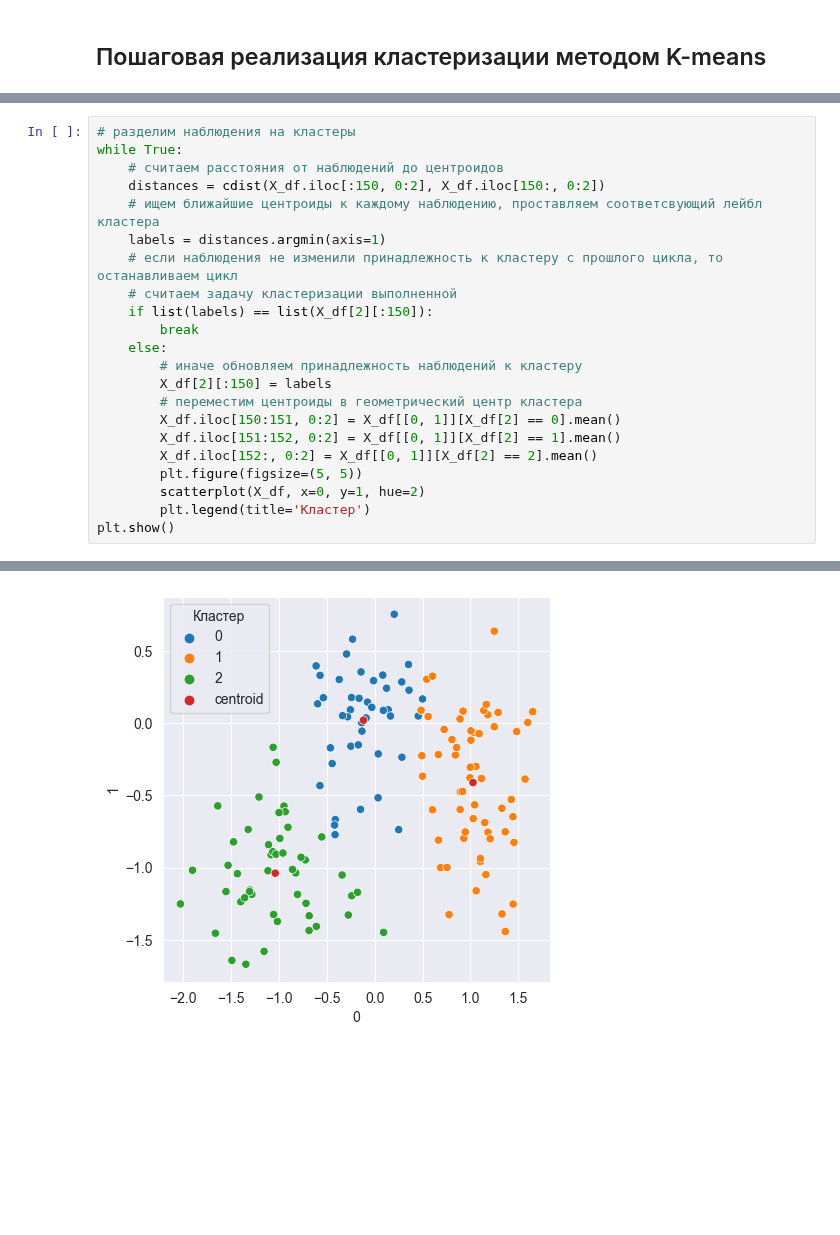
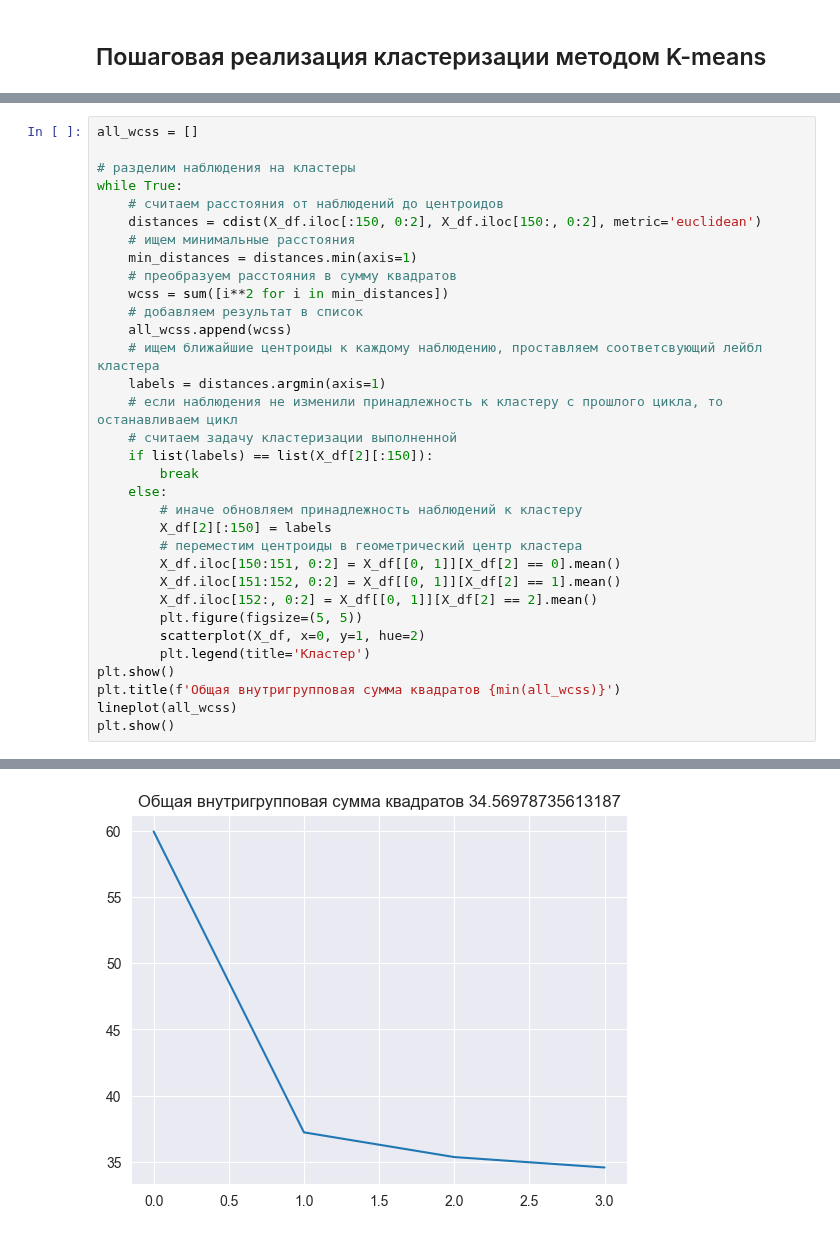
Before and after one commit to betelgeus/study, a Jupyter notebook: statistics/K-means_example.ipynb, the cells around one changed output, grey strips where cells are left out. Cells and saved outputs as stored; diff of their text form; blank space fills up the shorter version.

```diff
--- a/statistics/K-means_example.ipynb
+++ b/statistics/K-means_example.ipynb
@@ -50,8 +52,16 @@ plt.show()
 # %%
+all_wcss = []
+
 # разделим наблюдения на кластеры
 while True:
     # считаем расстояния от наблюдений до центроидов
-    distances = cdist(X_df.iloc[:150, 0:2], X_df.iloc[150:, 0:2])
+    distances = cdist(X_df.iloc[:150, 0:2], X_df.iloc[150:, 0:2], metric='euclidean')
+    # ищем минимальные расстояния
+    min_distances = distances.min(axis=1)
+    # преобразуем расстояния в сумму квадратов
+    wcss = sum([i**2 for i in min_distances])
+    # добавляем результат в список
+    all_wcss.append(wcss)
     # ищем ближайшие центроиды к каждому наблюдению, проставляем соответсвующий лейбл кластера
     labels = distances.argmin(axis=1)
     # если наблюдения не изменили принадлежность к кластеру c прошлого цикла, то останавливаем цикл
@@ -69,4 +79,7 @@ while True:
         scatterplot(X_df, x=0, y=1, hue=2)
         plt.legend(title='Кластер')
 plt.show()
+plt.title(f'Общая внутригрупповая сумма квадратов {min(all_wcss)}')
+lineplot(all_wcss)
+plt.show()
 # %% [output]
@@ -76 +89 @@ plt.show()
-[figure, old version]
+[figure, new version]
```
Also changed, not shown: parts of 7 cells of this notebook.
